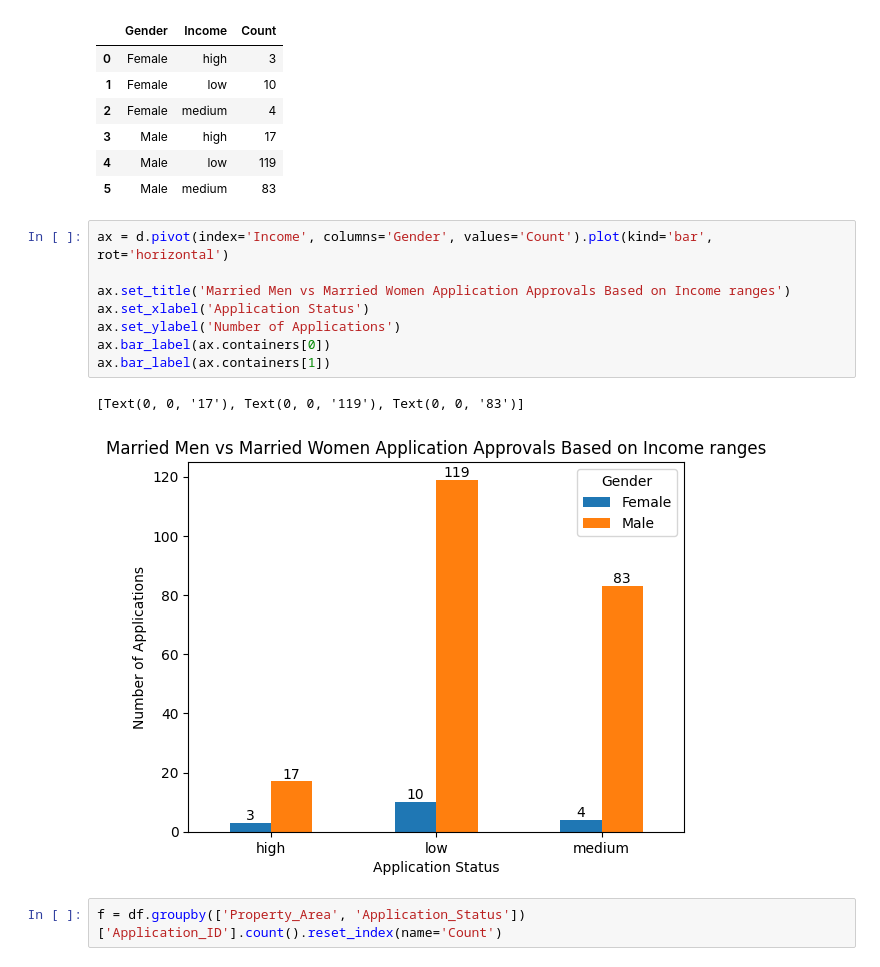
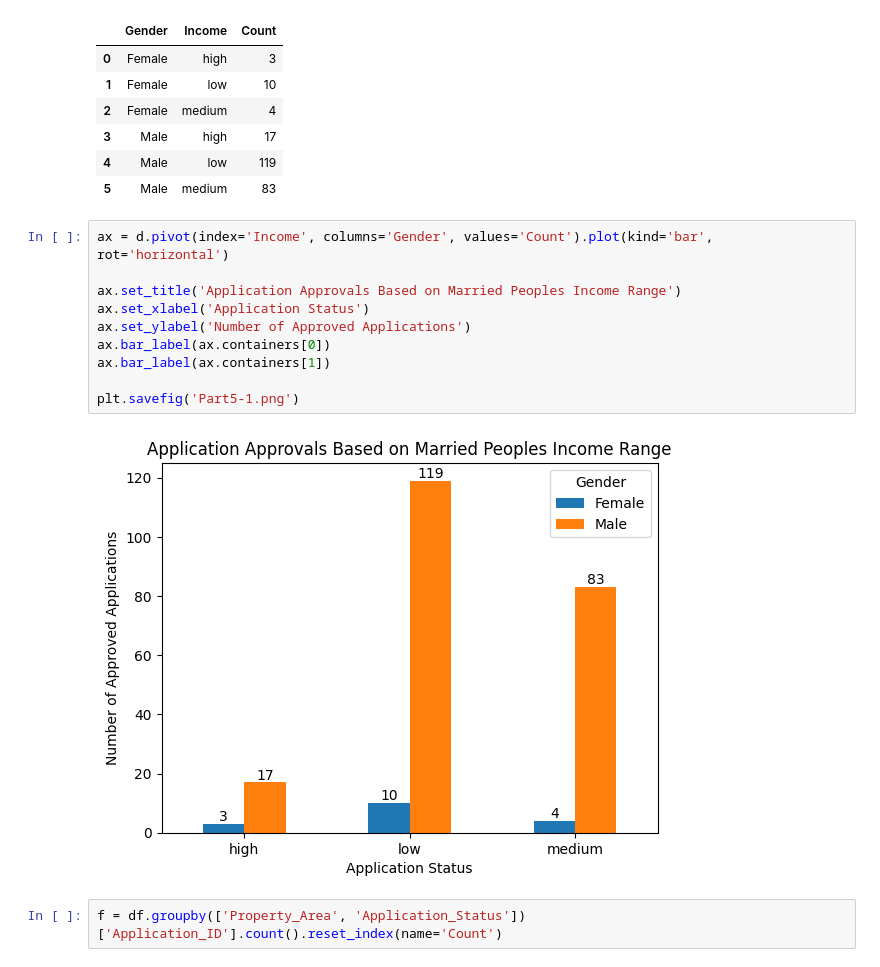
Before and after one commit to JABDI180/Capstone, a Jupyter notebook: PartFive.ipynb, the cells around one changed output. Saved outputs shown, nothing was run; the diff lists cells and outputs as text.

```diff
--- a/PartFive.ipynb
+++ b/PartFive.ipynb
@@ -49,14 +49,15 @@ d
 # %%
 ax = d.pivot(index='Income', columns='Gender', values='Count').plot(kind='bar', rot='horizontal')
 
-ax.set_title('Married Men vs Married Women Application Approvals Based on Income ranges')
+ax.set_title('Application Approvals Based on Married Peoples Income Range')
 ax.set_xlabel('Application Status')
-ax.set_ylabel('Number of Applications')
+ax.set_ylabel('Number of Approved Applications')
 ax.bar_label(ax.containers[0])
 ax.bar_label(ax.containers[1])
+
+plt.savefig('Part5-1.png')
 # %% [output]
-[Text(0, 0, '17'), Text(0, 0, '119'), Text(0, 0, '83')]
-[figure, old version]
+[figure, new version]
 # %%
 f = df.groupby(['Property_Area', 'Application_Status'])['Application_ID'].count().reset_index(name='Count')
 # %%
```
Also changed, not shown: parts of 1 cell of this notebook, 8 other files.
